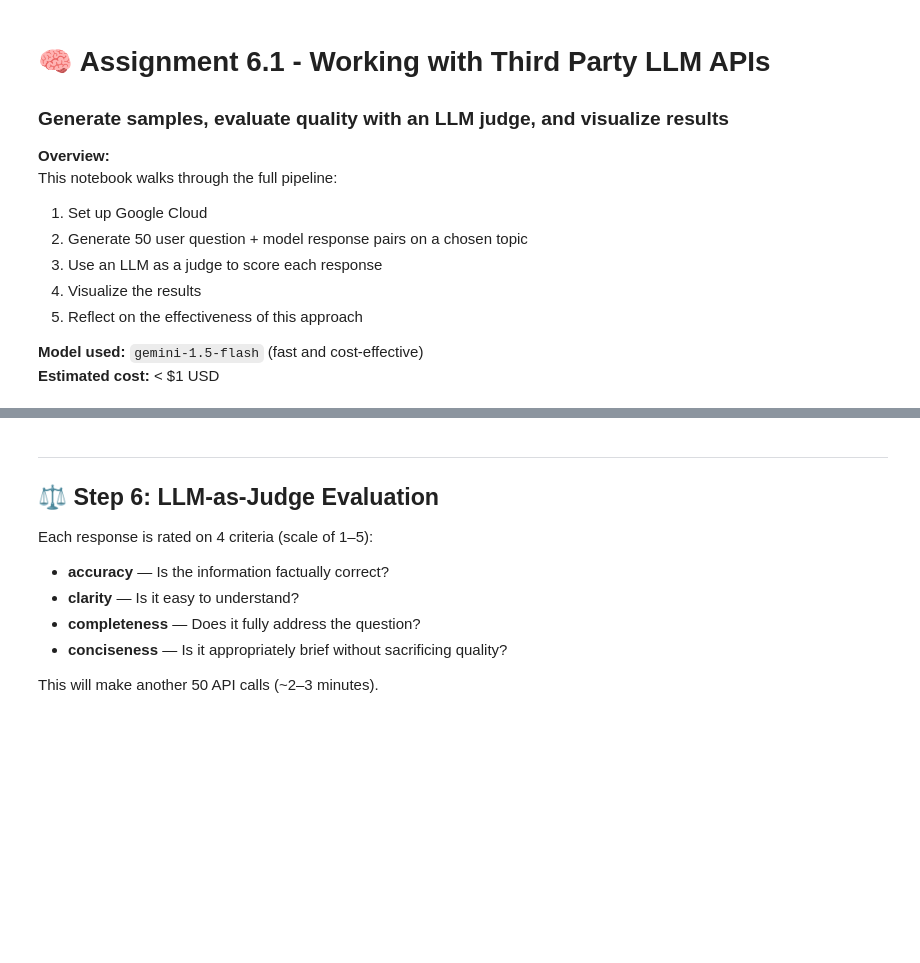
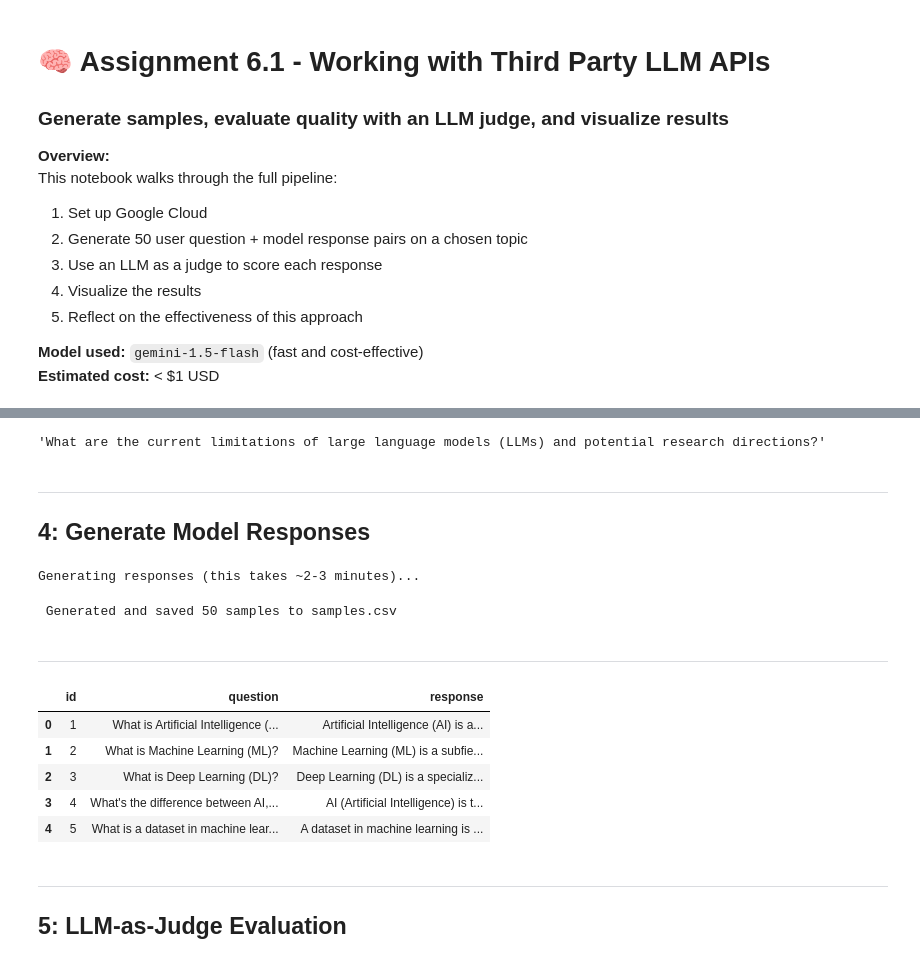
Before and after one commit to JagdishMane/aai-machine-learning, a Jupyter notebook: vertex_ai_exercise.ipynb, the cells around one changed output, grey strips where cells are left out. Cells and saved outputs as stored; diff of their text form; code cells hidden in the pictures; blank space fills up the shorter version.

```diff
--- a/vertex_ai_exercise.ipynb
+++ b/vertex_ai_exercise.ipynb
@@ -102,12 +135,19 @@ This will make 50 API calls. Expect ~2–3 minutes.
+# %%
+questions[49]
+# %% [output]
+'What are the current limitations of large language models (LLMs) and potential research directions?'
+# %% [markdown]
+---
+## 4: Generate Model Responses
 # %%
+### Use tqdm to show the progres bar
 from tqdm import tqdm
 
 def generate_response(question, max_retries=3):
     """Generate a model answer with retry logic."""
-    prompt = f"""Answer the following question about {TOPIC} clearly and accurately.
-Be concise but complete. Aim for 3-6 sentences.
+    prompt = f"""Answer the following question about {TOPIC} clearly and accurately. Be concise but complete. Aim for 3-6 sentences.
+    Question: {question}"""
 
-Question: {question}"""
     for attempt in range(max_retries):
         try:
             response = model.generate_content(prompt)
@@ -119,7 +159,7 @@ Question: {question}"""
                 return f"ERROR: {str(e)}"
 
 records = []
-print('⏳ Generating responses (this takes ~2-3 minutes)...')
+print('Generating responses (this takes ~2-3 minutes)...')
 
 for i, question in enumerate(tqdm(questions, desc='Generating')):
     response_text = generate_response(question)
@@ -132,17 +172,23 @@ for i, question in enumerate(tqdm(questions, desc='Generating')):
 
 df = pd.DataFrame(records)
 df.to_csv('samples.csv', index=False)
-print(f'\n✅ Generated and saved {len(df)} samples to samples.csv')
-df.head(3)
+print(f'\n Generated and saved {len(df)} samples to samples.csv')
+# %% [output]
+Generating responses (this takes ~2-3 minutes)...
+ Generated and saved 50 samples to samples.csv
-# %% [markdown]
----
-## ⚖️ Step 6: LLM-as-Judge Evaluation
-
-Each response is rated on 4 criteria (scale of 1–5):
-- **accuracy** — Is the information factually correct?
-- **clarity** — Is it easy to understand?
-- **completeness** — Does it fully address the question?
-- **conciseness** — Is it appropriately brief without sacrificing quality?
-
-This will make another 50 API calls (~2–3 minutes).
+# %% [markdown]
+---
+# %%
+### List the responses
+df.head(5)
+# %% [output]
+|  | id | question | response |
+| 0 | 1 | What is Artificial Intelligence (... | Artificial Intelligence (AI) is a... |
+| 1 | 2 | What is Machine Learning (ML)? | Machine Learning (ML) is a subfie... |
+| 2 | 3 | What is Deep Learning (DL)? | Deep Learning (DL) is a specializ... |
+| 3 | 4 | What's the difference between AI,... | AI (Artificial Intelligence) is t... |
+| 4 | 5 | What is a dataset in machine lear... | A dataset in machine learning is ... |
+# %% [markdown]
+---
+## 5: LLM-as-Judge Evaluation
 # %%
```
Also changed, not shown: parts of 25 cells of this notebook.
